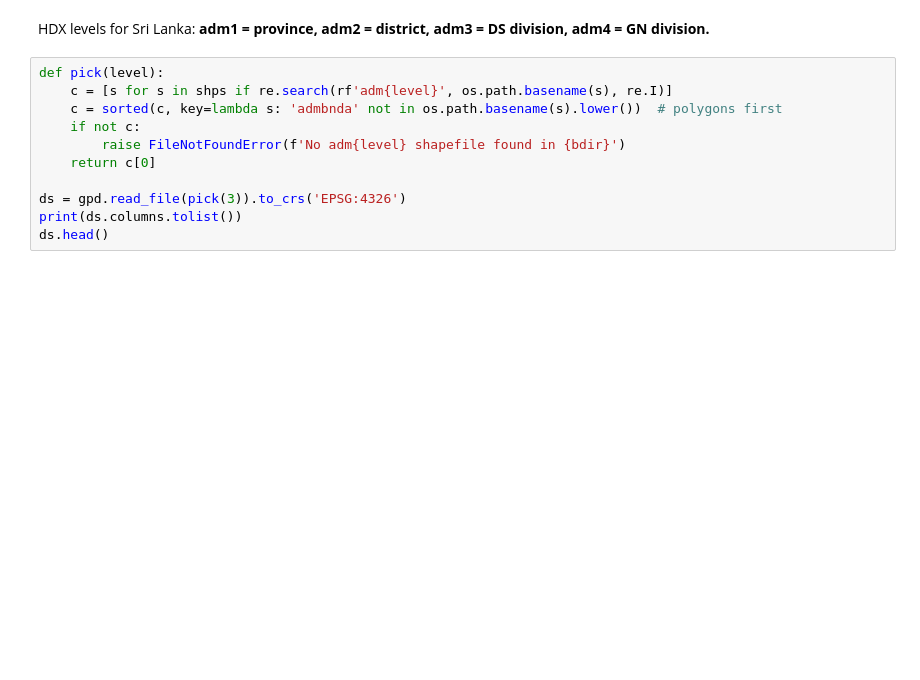
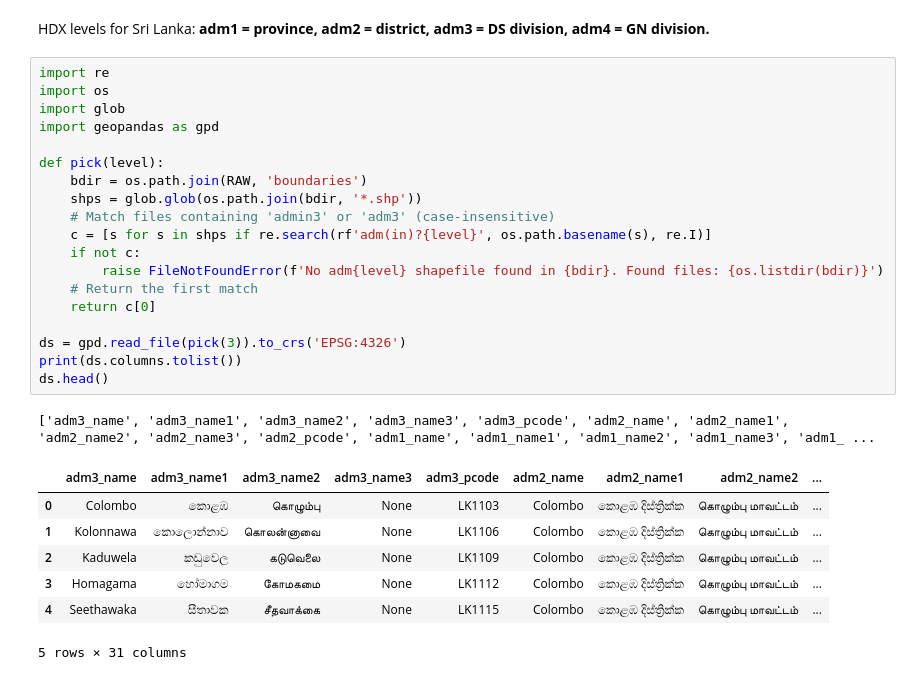
Before and after one commit to NeuroNex-ModelX/drainage-failure-sri-lanka, a Jupyter notebook: 00_setup_boundaries.ipynb, the cells around one changed output. Drawn from its saved outputs; the diff is of its cells as text; blank space fills up the shorter version.

Commit message:
00 boundaries done (~330 DS divisions)

```diff
--- a/00_setup_boundaries.ipynb
+++ b/00_setup_boundaries.ipynb
@@ -36,13 +48,30 @@ print('\n'.join(os.path.basename(s) for s in shps))
 # %% [markdown]
 HDX levels for Sri Lanka: **adm1 = province, adm2 = district, adm3 = DS division, adm4 = GN division.**
 # %%
+import re
+import os
+import glob
+import geopandas as gpd
+
 def pick(level):
-    c = [s for s in shps if re.search(rf'adm{level}', os.path.basename(s), re.I)]
-    c = sorted(c, key=lambda s: 'admbnda' not in os.path.basename(s).lower())  # polygons first
+    bdir = os.path.join(RAW, 'boundaries')
+    shps = glob.glob(os.path.join(bdir, '*.shp'))
+    # Match files containing 'admin3' or 'adm3' (case-insensitive)
+    c = [s for s in shps if re.search(rf'adm(in)?{level}', os.path.basename(s), re.I)]
     if not c:
-        raise FileNotFoundError(f'No adm{level} shapefile found in {bdir}')
+        raise FileNotFoundError(f'No adm{level} shapefile found in {bdir}. Found files: {os.listdir(bdir)}')
+    # Return the first match
     return c[0]
 
 ds = gpd.read_file(pick(3)).to_crs('EPSG:4326')
 print(ds.columns.tolist())
 ds.head()
+# %% [output]
+['adm3_name', 'adm3_name1', 'adm3_name2', 'adm3_name3', 'adm3_pcode', 'adm2_name', 'adm2_name1', 'adm2_name2', 'adm2_name3', 'adm2_pcode', 'adm1_name', 'adm1_name1', 'adm1_name2', 'adm1_name3', 'adm1_ ...
+|  | adm3_name | adm3_name1 | adm3_name2 | adm3_name3 | adm3_pcode | adm2_name | adm2_name1 | adm2_name2 | ... |
+| 0 | Colombo | කොළඹ | கொழும்பு | None | LK1103 | Colombo | කොළඹ දිස්ත්‍රික්ක | கொழும்பு மாவட்டம் | ... |
+| 1 | Kolonnawa | කොලොන්නාව | கொலன்னாவை | None | LK1106 | Colombo | කොළඹ දිස්ත්‍රික්ක | கொழும்பு மாவட்டம் | ... |
+| 2 | Kaduwela | කඩුවෙල | கடுவெலை | None | LK1109 | Colombo | කොළඹ දිස්ත්‍රික්ක | கொழும்பு மாவட்டம் | ... |
+| 3 | Homagama | හෝමාගම | கோமகமை | None | LK1112 | Colombo | කොළඹ දිස්ත්‍රික්ක | கொழும்பு மாவட்டம் | ... |
+| 4 | Seethawaka | සීතාවක | சீதவாக்கை | None | LK1115 | Colombo | කොළඹ දිස්ත්‍රික්ක | கொழும்பு மாவட்டம் | ... |
+5 rows × 31 columns
```
Also changed, not shown: parts of 7 cells of this notebook.
